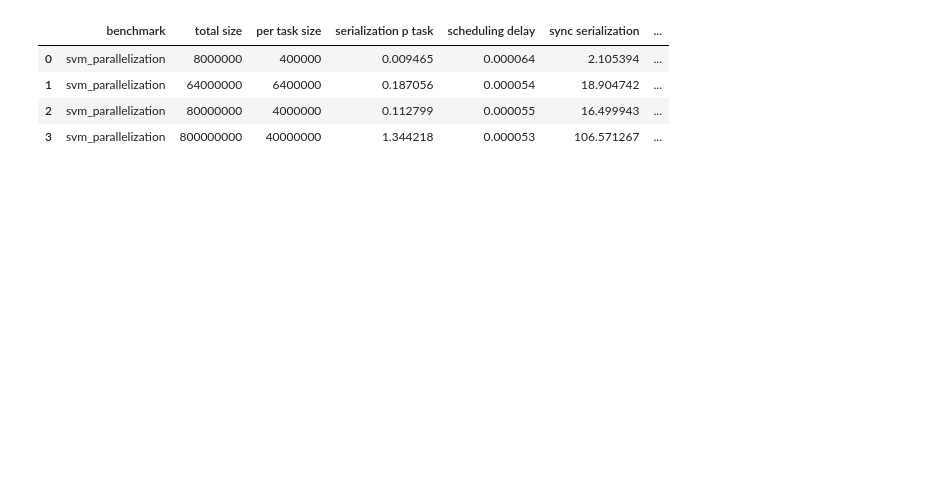
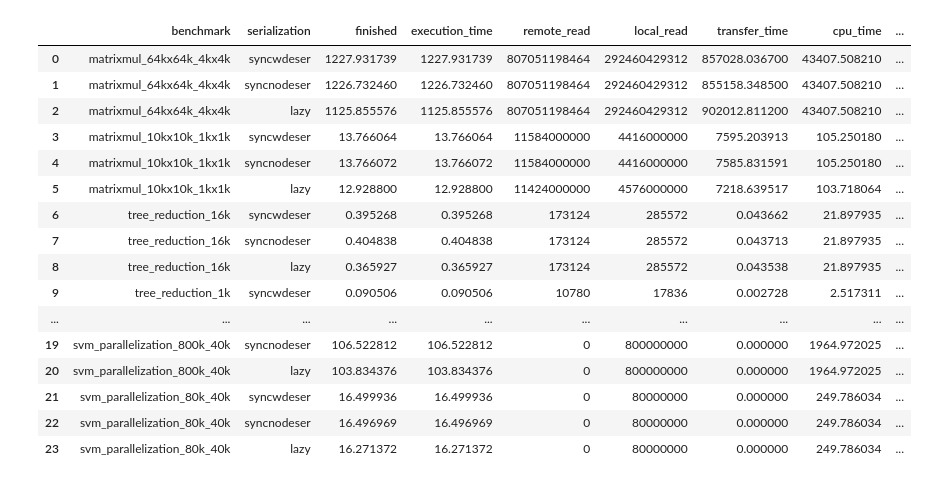
Before and after one commit to KarizCache/serverless, a Jupyter notebook: ipythons/lazy_serialization.ipynb, the cells around one changed output. Cells and saved outputs as stored; diff of their text form; code cells hidden in the pictures; blank space fills up the shorter version.

Commit message:
Lazy serialization

```diff
--- a/ipythons/lazy_serialization.ipynb
+++ b/ipythons/lazy_serialization.ipynb
@@ -24,15 +24,24 @@ from queue import LifoQueue, Queue
 # %%
 df = pd.read_csv('/local0/serverless-sim/results/lazy_ser.csv')
 
-df['plazy'] = 1 - df['lazy serialization']/df['sync serialization']
-
-
 
 df
 # %% [output]
-|  | benchmark | total size | per task size | serialization p task | scheduling delay | sync serialization | ... |
-| 0 | svm_parallelization | 8000000 | 400000 | 0.009465 | 0.000064 | 2.105394 | ... |
-| 1 | svm_parallelization | 64000000 | 6400000 | 0.187056 | 0.000054 | 18.904742 | ... |
-| 2 | svm_parallelization | 80000000 | 4000000 | 0.112799 | 0.000055 | 16.499943 | ... |
-| 3 | svm_parallelization | 800000000 | 40000000 | 1.344218 | 0.000053 | 106.571267 | ... |
+|  | benchmark | serialization | finished | execution_time | remote_read | local_read | transfer_time | cpu_time | ... |
+| 0 | matrixmul_64kx64k_4kx4k | syncwdeser | 1227.931739 | 1227.931739 | 807051198464 | 292460429312 | 857028.036700 | 43407.508210 | ... |
+| 1 | matrixmul_64kx64k_4kx4k | syncnodeser | 1226.732460 | 1226.732460 | 807051198464 | 292460429312 | 855158.348500 | 43407.508210 | ... |
+| 2 | matrixmul_64kx64k_4kx4k | lazy | 1125.855576 | 1125.855576 | 807051198464 | 292460429312 | 902012.811200 | 43407.508210 | ... |
+| 3 | matrixmul_10kx10k_1kx1k | syncwdeser | 13.766064 | 13.766064 | 11584000000 | 4416000000 | 7595.203913 | 105.250180 | ... |
+| 4 | matrixmul_10kx10k_1kx1k | syncnodeser | 13.766072 | 13.766072 | 11584000000 | 4416000000 | 7585.831591 | 105.250180 | ... |
+| 5 | matrixmul_10kx10k_1kx1k | lazy | 12.928800 | 12.928800 | 11424000000 | 4576000000 | 7218.639517 | 103.718064 | ... |
+| 6 | tree_reduction_16k | syncwdeser | 0.395268 | 0.395268 | 173124 | 285572 | 0.043662 | 21.897935 | ... |
+| 7 | tree_reduction_16k | syncnodeser | 0.404838 | 0.404838 | 173124 | 285572 | 0.043713 | 21.897935 | ... |
+| 8 | tree_reduction_16k | lazy | 0.365927 | 0.365927 | 173124 | 285572 | 0.043538 | 21.897935 | ... |
+| 9 | tree_reduction_1k | syncwdeser | 0.090506 | 0.090506 | 10780 | 17836 | 0.002728 | 2.517311 | ... |
+| ... | ... | ... | ... | ... | ... | ... | ... | ... | ... |
+| 19 | svm_parallelization_800k_40k | syncnodeser | 106.522812 | 106.522812 | 0 | 800000000 | 0.000000 | 1964.972025 | ... |
+| 20 | svm_parallelization_800k_40k | lazy | 103.834376 | 103.834376 | 0 | 800000000 | 0.000000 | 1964.972025 | ... |
+| 21 | svm_parallelization_80k_40k | syncwdeser | 16.499936 | 16.499936 | 0 | 80000000 | 0.000000 | 249.786034 | ... |
+| 22 | svm_parallelization_80k_40k | syncnodeser | 16.496969 | 16.496969 | 0 | 80000000 | 0.000000 | 249.786034 | ... |
+| 23 | svm_parallelization_80k_40k | lazy | 16.271372 | 16.271372 | 0 | 80000000 | 0.000000 | 249.786034 | ... |
 # %%
```
Also changed, not shown: parts of 4 cells of this notebook, 9 other files.
